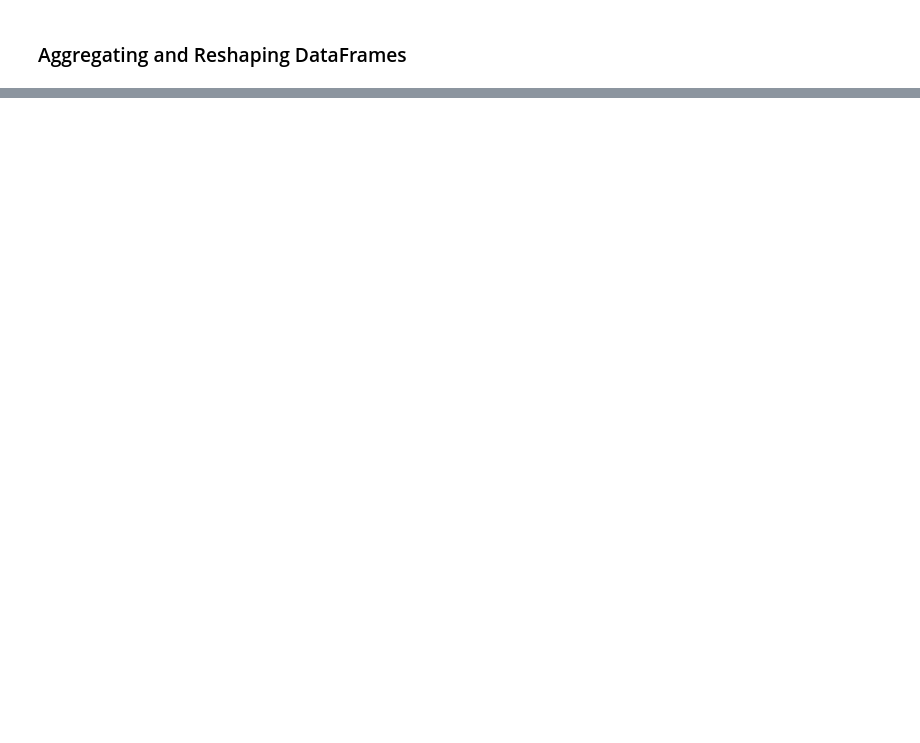
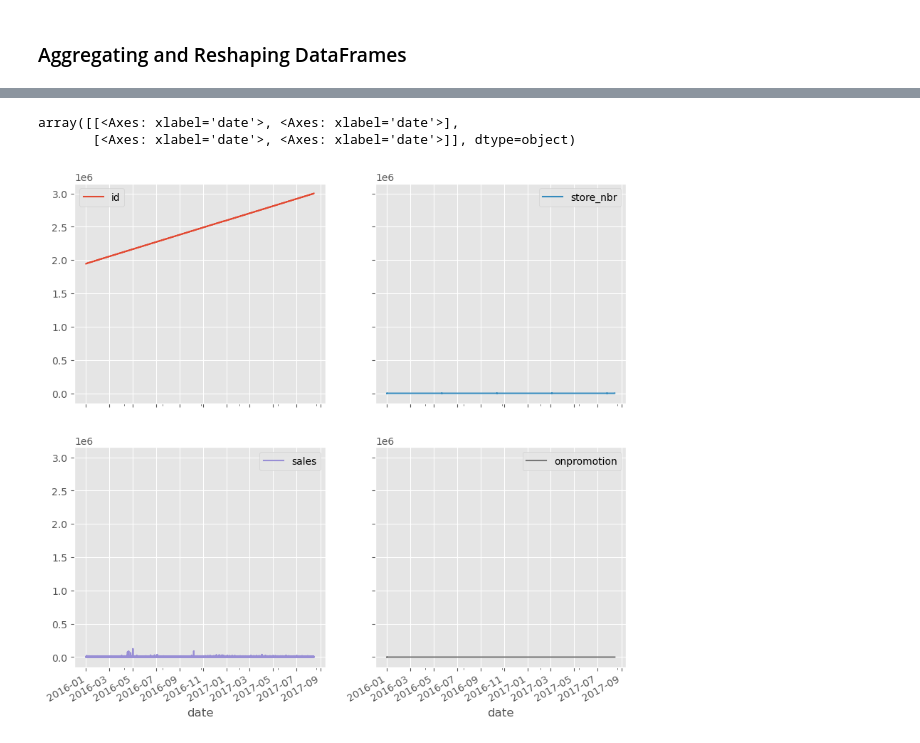
Before and after one commit to upadhyayap/pylearn, a Jupyter notebook: notebooks/datascience/pandas/dataframe.ipynb, the cells around one changed output, grey strips where cells are left out. Saved outputs shown, nothing was run; the diff lists cells and outputs as text; code cells hidden in the pictures; blank space fills up the shorter version.

```diff
--- a/notebooks/datascience/pandas/dataframe.ipynb
+++ b/notebooks/datascience/pandas/dataframe.ipynb
@@ -252,0 +351,14 @@ STORE_ID WEEK_NO
+# %%
+# subplots: alloes to create multiple plots in a single figure
+sales_df = pd.read_csv(
+    '/Users/anand/learning/python/pylearn/notebooks/datascience/pandas/retail_2016_2017.csv', parse_dates=['date'])
+# layout=(2, 2) -> 2 rows and 2 columns
+# sharex=True -> share the x-axis
+# sharey=True -> share the y-axis
+# figsize=(10, 10) -> size of the figure
+# subplots=True -> create subplots
+sales_df.set_index('date').plot(subplots=True, layout=(2, 2),sharey=True, figsize=(10, 10))
+# %% [output]
+array([[<Axes: xlabel='date'>, <Axes: xlabel='date'>],
+       [<Axes: xlabel='date'>, <Axes: xlabel='date'>]], dtype=object)
+[figure, added]
```
Also changed, not shown: parts of 18 cells of this notebook, 2 other files.
